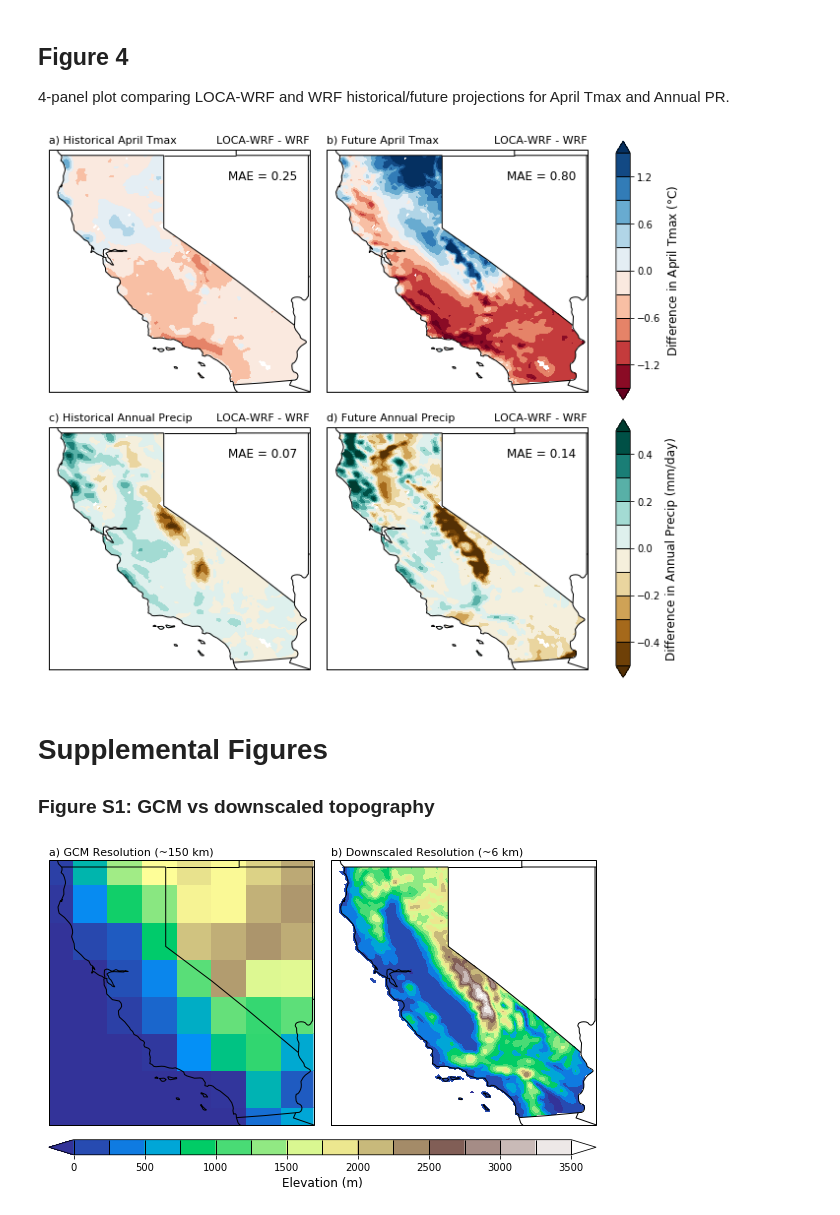
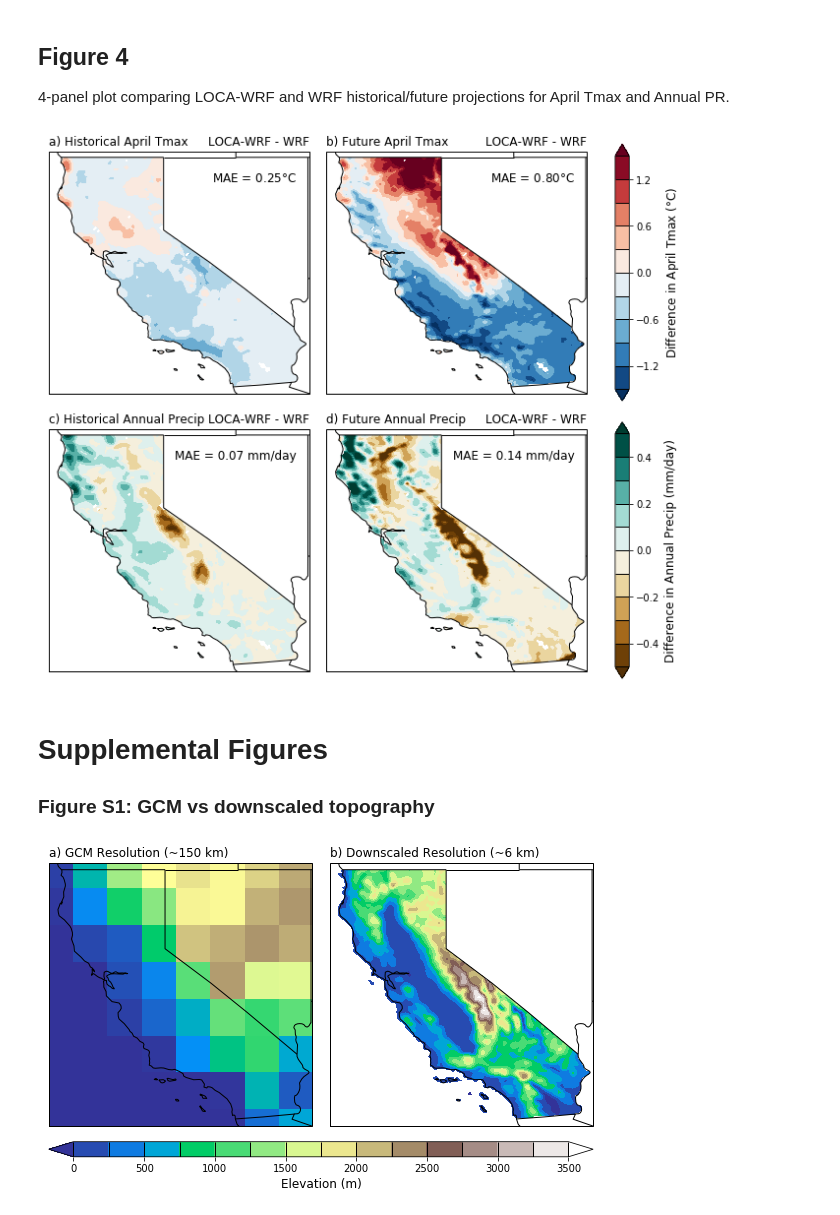
Before and after one commit to neil-berg/doe-downscaling, a Jupyter notebook: paper-figures.ipynb, the cells around one changed output. Drawn from its saved outputs; the diff is of its cells as text; code cells hidden in the pictures.

Commit message:
colorbar title

```diff
--- a/paper-figures.ipynb
+++ b/paper-figures.ipynb
@@ -806,7 +806,7 @@ dest_dir = '/Users/nberg/projects/doe/figures/'
 hist_wrf_tmax_nc = netCDF4.Dataset(data_dir+'wrf_hist_1991-2000_tmax_april_CA_mask_same_grid.nc', 'r')
 hist_wrf_tmax = hist_wrf_tmax_nc.variables['tmax'][:,:]
 same_lat = hist_wrf_tmax_nc.variables['lat'][:]
-sam_lon = hist_wrf_tmax_nc.variables['lon'][:]
+same_lon = hist_wrf_tmax_nc.variables['lon'][:]
 hist_wrf_tmax_nc.close()
 
 hist_wrf_pr_nc = netCDF4.Dataset(data_dir+'wrf_hist_1991-2000_annual_pr_CA_mask_same_grid.nc', 'r')
@@ -866,42 +866,42 @@ fig = plt.figure(figsize=(8,8))
 # LOCA-WRF - WRF historical April Tmax
 ax1 = fig.add_subplot(2, 2, 1, projection=ccrs.PlateCarree())
 ax1.coastlines('50m')
-ax1.set_title('a) Historical April Tmax', loc='left', fontsize=11)
-ax1.set_title('LOCA-WRF - WRF', loc='right', fontsize=11)
+ax1.set_title('a) Historical April Tmax', loc='left', fontsize=12)
+ax1.set_title('LOCA-WRF - WRF', loc='right', fontsize=12)
 ax1.add_feature(states_provinces, edgecolor='black')
 ax1.add_feature(cfeature.BORDERS)
 ax1.set_extent([235.25,246,32.25,42.25])
-ax1.text(-114.5, 41, 'MAE = {0:.2f}'.format(mae_hist_diff_tmax_real),
+ax1.text(-114.5, 41, 'MAE = {0:.2f}$\degree$C'.format(mae_hist_diff_tmax_real),
         horizontalalignment='right',
         transform=ccrs.Geodetic(),
         fontsize=12)
 plot1 = ax1.contourf(same_lon, same_lat, hist_diff_tmax, tmax_ticks,
-                     transform=ccrs.PlateCarree(), cmap='RdBu', extend='both')
+                     transform=ccrs.PlateCarree(), cmap='RdBu_r', extend='both')
 
 # LOCA-WRF - WRF future April Tmax
 ax2 = fig.add_subplot(2, 2, 2, projection=ccrs.PlateCarree())
 ax2.coastlines('50m')
-ax2.set_title('b) Future April Tmax', loc='left', fontsize=11)
-ax2.set_title('LOCA-WRF - WRF', loc='right', fontsize=11)
+ax2.set_title('b) Future April Tmax', loc='left', fontsize=12)
+ax2.set_title('LOCA-WRF - WRF', loc='right', fontsize=12)
 ax2.add_feature(states_provinces, edgecolor='black')
 ax2.add_feature(cfeature.BORDERS)
 ax2.set_extent([235.25,246,32.25,42.25])
-ax2.text(-114.5, 41, 'MAE = {0:.2f}'.format(mae_fut_diff_tmax_real),
+ax2.text(-114.5, 41, 'MAE = {0:.2f}$\degree$C'.format(mae_fut_diff_tmax_real),
         horizontalalignment='right',
         transform=ccrs.Geodetic(),
         fontsize=12)
 plot2 = ax2.contourf(same_lon, same_lat, fut_diff_tmax, tmax_ticks,
-                     transform=ccrs.PlateCarree(), cmap='RdBu', extend='both')
+                     transform=ccrs.PlateCarree(), cmap='RdBu_r', extend='both')
 
 # LOCA-WRF - WRF historical Annual Pr
 ax3 = fig.add_subplot(2, 2, 3, projection=ccrs.PlateCarree())
 ax3.coastlines('50m')
-ax3.set_title('c) Historical Annual Precip', loc='left', fontsize=11)
-ax3.set_title('LOCA-WRF - WRF', loc='right', fontsize=11)
+ax3.set_title('c) Historical Annual Precip', loc='left', fontsize=12)
+ax3.set_title('LOCA-WRF - WRF', loc='right', fontsize=12)
 ax3.add_feature(states_provinces, edgecolor='black')
 ax3.add_feature(cfeature.BORDERS)
 ax3.set_extent([235.25,246,32.25,42.25])
-ax3.text(-114.5, 41, 'MAE = {0:.2f}'.format(mae_hist_diff_pr_real),
+ax3.text(-114.5, 41, 'MAE = {0:.2f} mm/day'.format(mae_hist_diff_pr_real),
         horizontalalignment='right',
         transform=ccrs.Geodetic(),
         fontsize=12)
@@ -911,41 +911,42 @@ plot3 = ax3.contourf(same_lon, same_lat, hist_diff_pr, pr_ticks,
 # LOCA-WRF - WRF future Annual PR
 ax4 = fig.add_subplot(2, 2, 4, projection=ccrs.PlateCarree())
 ax4.coastlines('50m')
-ax4.set_title('d) Future Annual Precip', loc='left', fontsize=11)
-ax4.set_title('LOCA-WRF - WRF', loc='right', fontsize=11)
+ax4.set_title('d) Future Annual Precip', loc='left', fontsize=12)
+ax4.set_title('LOCA-WRF - WRF', loc='right', fontsize=12)
 ax4.add_feature(states_provinces, edgecolor='black')
 ax4.add_feature(cfeature.BORDERS)
 ax4.set_extent([235.25,246,32.25,42.25])
-ax4.text(-114.5, 41, 'MAE = {0:.2f}'.format(mae_fut_diff_pr_real),
+ax4.text(-114.5, 41, 'MAE = {0:.2f} mm/day'.format(mae_fut_diff_pr_real),
         horizontalalignment='right',
         transform=ccrs.Geodetic(),
         fontsize=12)
 plot4 = ax4.contourf(same_lon, same_lat, fut_diff_pr, pr_ticks,
                      transform=ccrs.PlateCarree(), cmap='BrBG', extend='both')
 
 fig.tight_layout()
 
 # Obtain axes coordinates for each subplot for colorbar positioning
 ax1_pos = ax1.get_position() # details on ax1_pos.x0, .y0, .x1, .y1, .height .width
 ax2_pos = ax2.get_position()
 ax3_pos = ax3.get_position()
 ax4_pos = ax4.get_position()
 
 cbar_ax12 = fig.add_axes([ax2_pos.x1+0.05, ax1_pos.y0, 0.025, ax2_pos.y1 - ax2_pos.y0])
 cbar12 = plt.colorbar(plot1, cax=cbar_ax12, orientation='vertical', drawedges=True, extend='both')
 cbar12.dividers.set_edgecolor('black')
 cbar12.dividers.set_linewidth(1)
-cbar12.set_label('Difference in April Tmax '+'('+r'$\degree$'+'C)', fontsize=12)
+#cbar12.set_label('Difference in April Tmax '+'('+r'$\degree$'+'C)', fontsize=12)
+cbar12.set_label('Difference in April Tmax ($\degree$C)', fontsize=12)
 
 cbar_ax34 = fig.add_axes([ax4_pos.x1+0.05, ax4_pos.y0, 0.025, ax4_pos.y1 - ax4_pos.y0])
 cbar34 = plt.colorbar(plot3, cax=cbar_ax34, orientation='vertical', drawedges=True, extend='both')
 cbar34.dividers.set_edgecolor('black')
 cbar34.dividers.set_linewidth(1)
 cbar34.set_label('Difference in Annual Precip (mm/day)', fontsize=12)
 
 plt.savefig('/Users/nberg/projects/doe/figures/Figure4.jpeg', dpi=300, bbox_inches='tight')
 # %% [output]
-[figure, old version]
+[figure, new version]
 # %% [markdown]
 # Supplemental Figures
 
@@ -984,7 +985,7 @@ fig = plt.figure(figsize=(8,6))
 # Raw GCM
 ax1 = fig.add_subplot(1, 2, 1, projection=ccrs.PlateCarree())
 ax1.coastlines('50m')
-ax1.set_title('a) GCM Resolution (~150 km)', loc='left', fontsize=11)
+ax1.set_title('a) GCM Resolution (~150 km)', loc='left', fontsize=12)
 ax1.add_feature(states_provinces, edgecolor='black')
 ax1.add_feature(cfeature.BORDERS)
 ax1.set_extent([235.25,246,32.25,42.25])
@@ -998,7 +999,7 @@ ax1.set_aspect(abs(x1-x0)/abs(y1-y0))
 # WRF
 ax2 = fig.add_subplot(1, 2, 2, projection=ccrs.PlateCarree())
 ax2.coastlines('50m')
-ax2.set_title('b) Downscaled Resolution (~6 km)', loc='left', fontsize=11)
+ax2.set_title('b) Downscaled Resolution (~6 km)', loc='left', fontsize=12)
 ax2.add_feature(states_provinces, edgecolor='black')
 ax2.add_feature(cfeature.BORDERS)
 ax2.set_extent([235.25,246,32.25,42.25])
@@ -1022,4 +1023,4 @@ cbar.set_label('Elevation (m)', fontsize=12)
 
 plt.savefig('/Users/nberg/projects/doe/figures/FigureS1.jpeg', dpi=300, bbox_inches='tight')
 # %% [output]
-[figure, old version]
+[figure, new version]
```
Also changed, not shown: parts of 2 cells of this notebook.
